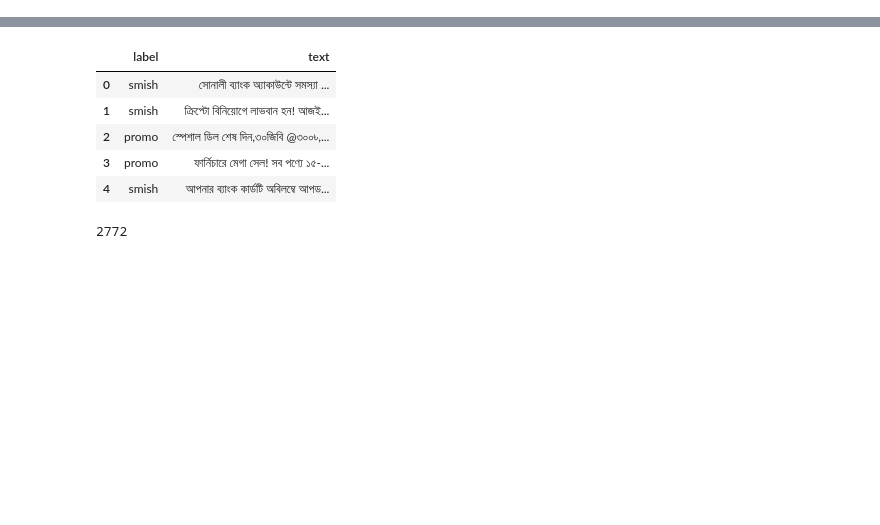
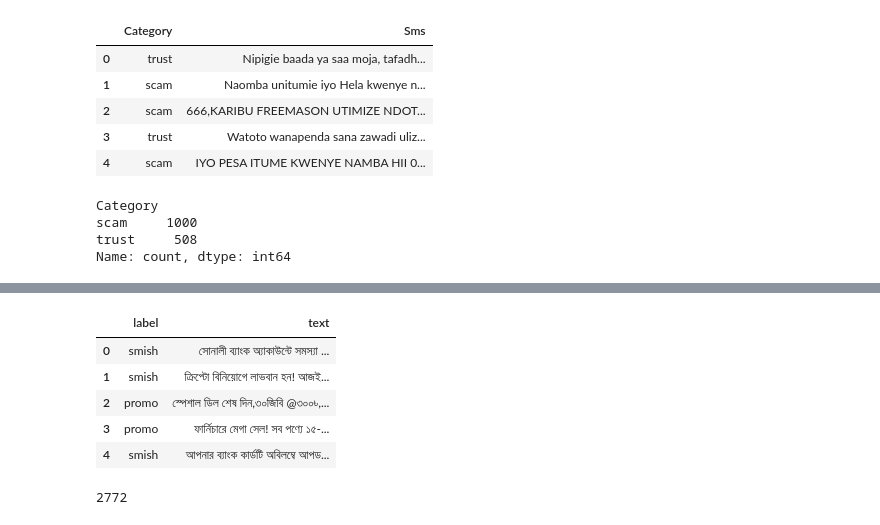
Before and after one commit to MarazMia/SMISH_DT, a Jupyter notebook: Code/dataset_analysis.ipynb, the cells around one changed output, grey strips where cells are left out. Drawn from its saved outputs; the diff is of its cells as text; code cells hidden in the pictures; blank space fills up the shorter version.

```diff
--- a/Code/dataset_analysis.ipynb
+++ b/Code/dataset_analysis.ipynb
@@ -14,0 +63,17 @@ def contains_unicode_char(s):
+# %%
+moz_smishing_data = pd.read_csv('../Dataset/bongo_scam.csv', encoding='utf-8')
+moz_smishing_data.head()
+# %% [output]
+|  | Category | Sms |
+| 0 | trust | Nipigie baada ya saa moja, tafadh... |
+| 1 | scam | Naomba unitumie iyo Hela kwenye n... |
+| 2 | scam | 666,KARIBU FREEMASON UTIMIZE NDOT... |
+| 3 | trust | Watoto wanapenda sana zawadi uliz... |
+| 4 | scam | IYO PESA ITUME KWENYE NAMBA HII 0... |
+# %%
+moz_smishing_data['Category'].value_counts()
+# %% [output]
+Category
+scam     1000
+trust     508
+Name: count, dtype: int64
```
Also changed, not shown: parts of 17 cells of this notebook, 2 other files.
